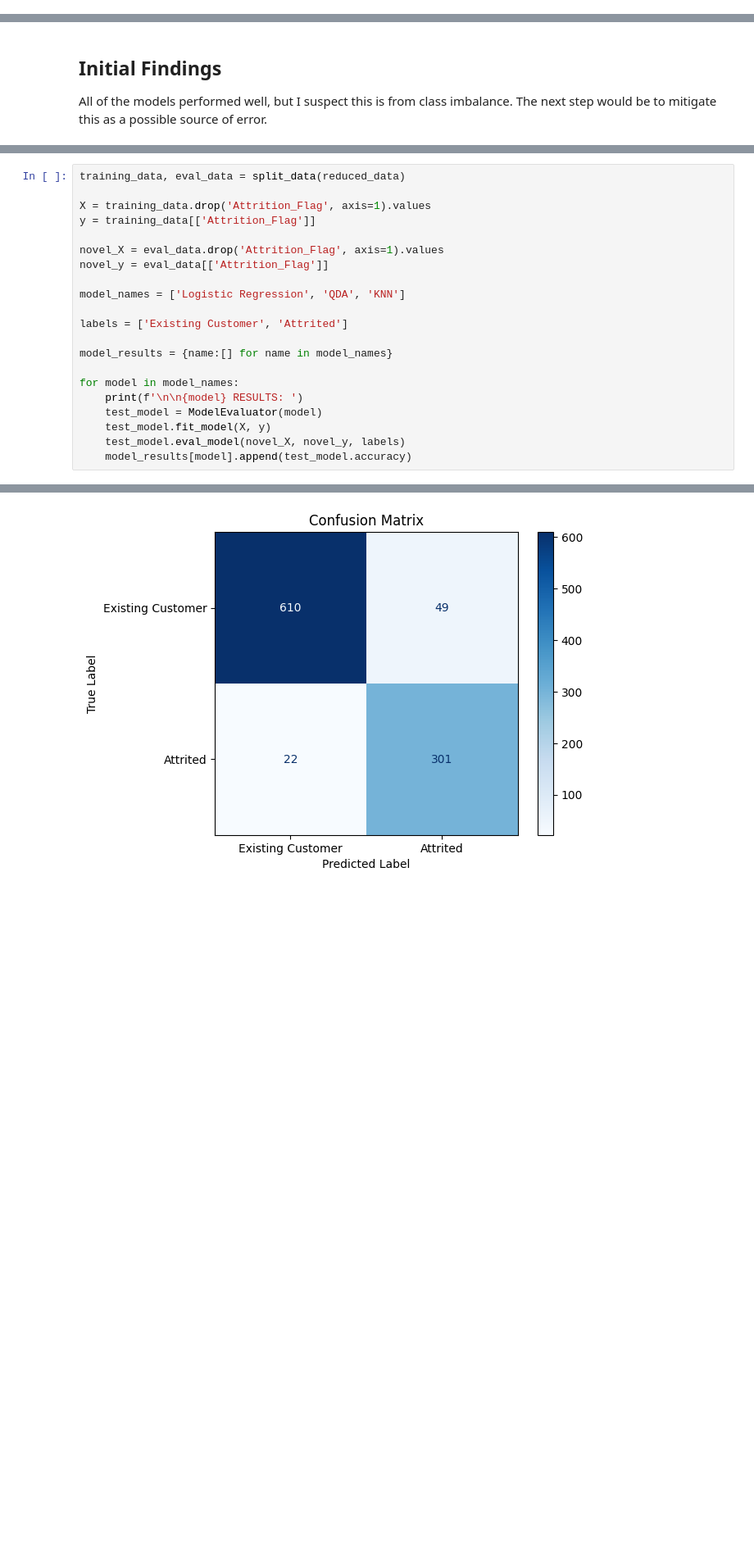
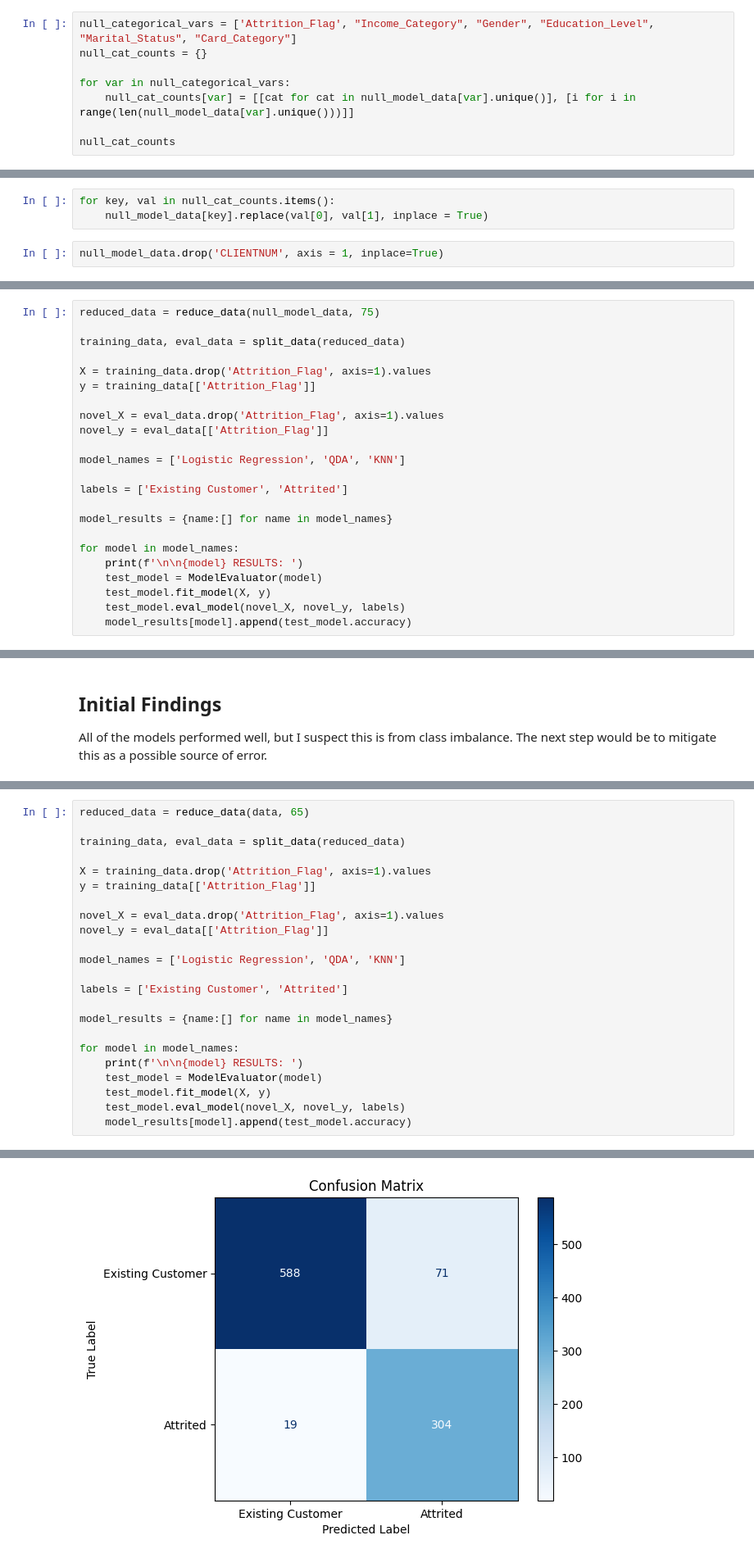
Before and after one commit to rcwaterman/DSE6111, a Jupyter notebook: Course_Project/Preliminary_Results/initial_experiments.ipynb, the cells around one changed output, grey strips where cells are left out. Shown at 82% size. Drawn from its saved outputs; the diff is of its cells as text; blank space fills up the shorter version.

Commit message:
Adding Module 5 Homework and completing additional work on Preliminary Results

```diff
--- a/Course_Project/Preliminary_Results/initial_experiments.ipynb
+++ b/Course_Project/Preliminary_Results/initial_experiments.ipynb
@@ -425,0 +496,8 @@ def split_data(data):
+# %%
+null_categorical_vars = ['Attrition_Flag', "Income_Category", "Gender", "Education_Level", "Marital_Status", "Card_Category"]
+null_cat_counts = {}
+
+for var in null_categorical_vars:
+    null_cat_counts[var] = [[cat for cat in null_model_data[var].unique()], [i for i in range(len(null_model_data[var].unique()))]]
+
+null_cat_counts
@@ -425,0 +525,5 @@ def split_data(data):
+# %%
+for key, val in null_cat_counts.items():
+    null_model_data[key].replace(val[0], val[1], inplace = True)
+# %%
+null_model_data.drop('CLIENTNUM', axis = 1, inplace=True)
@@ -425,0 +653,23 @@ def split_data(data):
+# %%
+reduced_data = reduce_data(null_model_data, 75)
+
+training_data, eval_data = split_data(reduced_data)
+
+X = training_data.drop('Attrition_Flag', axis=1).values
+y = training_data[['Attrition_Flag']]
+
+novel_X = eval_data.drop('Attrition_Flag', axis=1).values
+novel_y = eval_data[['Attrition_Flag']]
+
+model_names = ['Logistic Regression', 'QDA', 'KNN']
+
+labels = ['Existing Customer', 'Attrited']
+
+model_results = {name:[] for name in model_names}
+
+for model in model_names:
+    print(f'\n\n{model} RESULTS: ')
+    test_model = ModelEvaluator(model)
+    test_model.fit_model(X, y)
+    test_model.eval_model(novel_X, novel_y, labels)
+    model_results[model].append(test_model.accuracy)
@@ -511,4 +769,6 @@ reduced_data.head(5)
 # %%
+reduced_data = reduce_data(data, 65)
+
 training_data, eval_data = split_data(reduced_data)
 
 X = training_data.drop('Attrition_Flag', axis=1).values
@@ -539,12 +796,12 @@ Optimization terminated successfully.
          Iterations 9
 [figure]
 Number of Attrited Predictions: 309
 Number of Existing Customer Predictions: 673
 Percent Attrited Predictions: 31.466395112016293
 Percent Existing Customer Predictions: 68.5336048879837
 
 Accuracy: 0.924643584521385
 
 
 QDA RESULTS:
-[figure, old version]
+[figure, new version]
```
Also changed, not shown: parts of 32 cells of this notebook, 2 other files.
